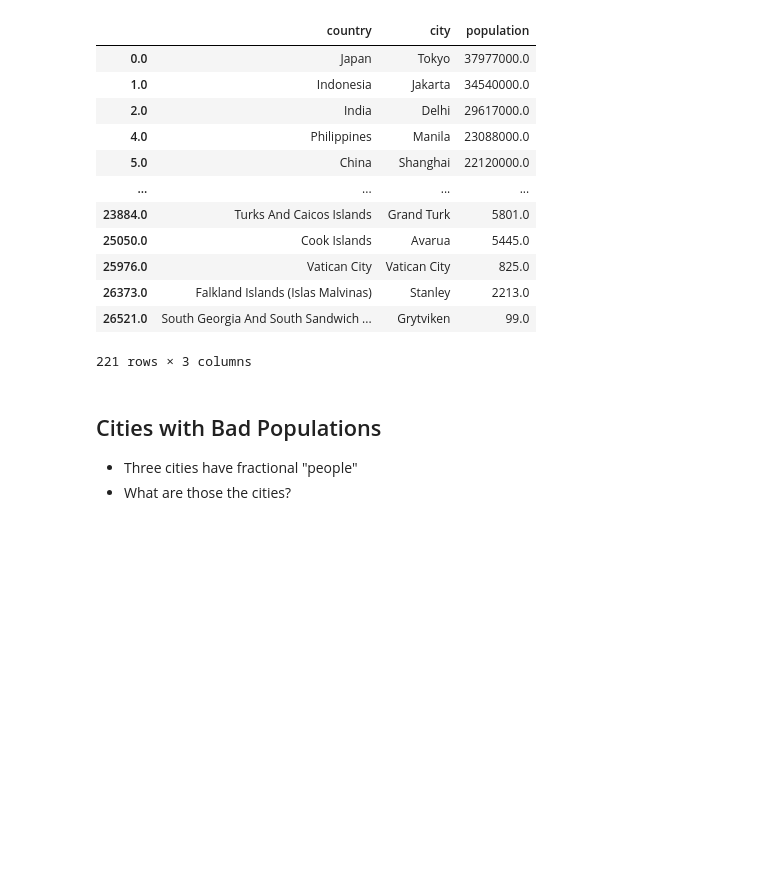
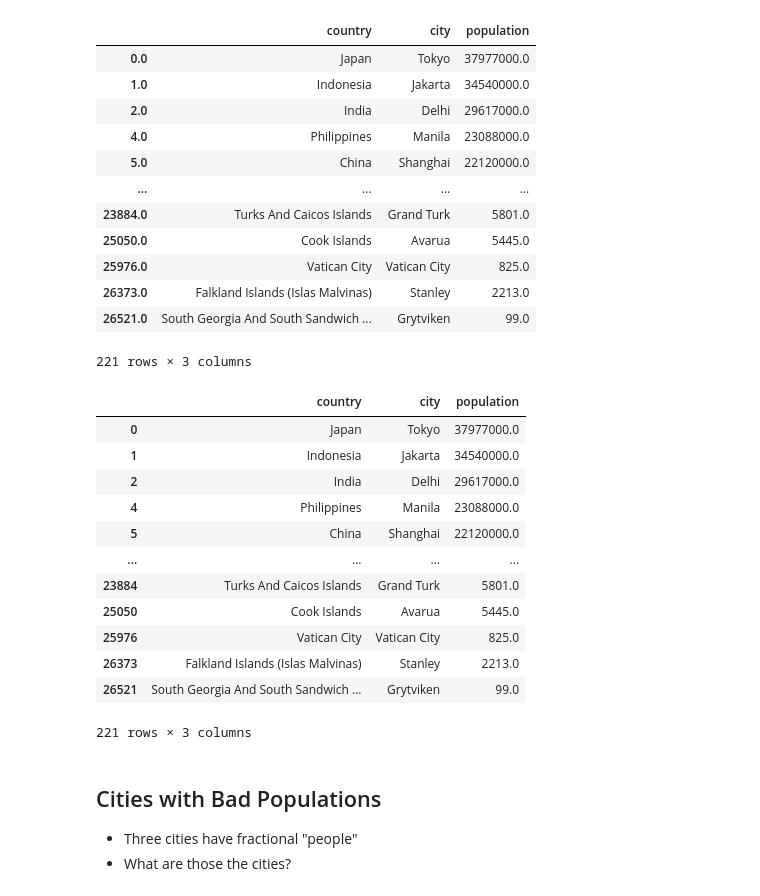
Before and after one commit to swilsonmfc/pandas, a Jupyter notebook: 1_Solution.ipynb, the cells around one changed output. Cells and saved outputs as stored; diff of their text form; code cells hidden in the pictures; blank space fills up the shorter version.

```diff
--- a/1_Solution.ipynb
+++ b/1_Solution.ipynb
@@ -258,6 +276,24 @@ df.loc[df.index.intersection(df.groupby('country')['population'].idxmax())][['co
 | 26373.0 | Falkland Islands (Islas Malvinas) | Stanley | 2213.0 |
 | 26521.0 | South Georgia And South Sandwich ... | Grytviken | 99.0 |
 221 rows × 3 columns
+# %%
+# An alternative way
+idx = df.groupby('country')['population'].transform(max) == df['population']
+df[idx][['country', 'city', 'population']]
+# %% [output]
+|  | country | city | population |
+| 0 | Japan | Tokyo | 37977000.0 |
+| 1 | Indonesia | Jakarta | 34540000.0 |
+| 2 | India | Delhi | 29617000.0 |
+| 4 | Philippines | Manila | 23088000.0 |
+| 5 | China | Shanghai | 22120000.0 |
+| ... | ... | ... | ... |
+| 23884 | Turks And Caicos Islands | Grand Turk | 5801.0 |
+| 25050 | Cook Islands | Avarua | 5445.0 |
+| 25976 | Vatican City | Vatican City | 825.0 |
+| 26373 | Falkland Islands (Islas Malvinas) | Stanley | 2213.0 |
+| 26521 | South Georgia And South Sandwich ... | Grytviken | 99.0 |
+221 rows × 3 columns
 # %% [markdown]
 ## Cities with Bad Populations
 * Three cities have fractional "people"
```
Also changed, not shown: parts of 2 cells of this notebook.
